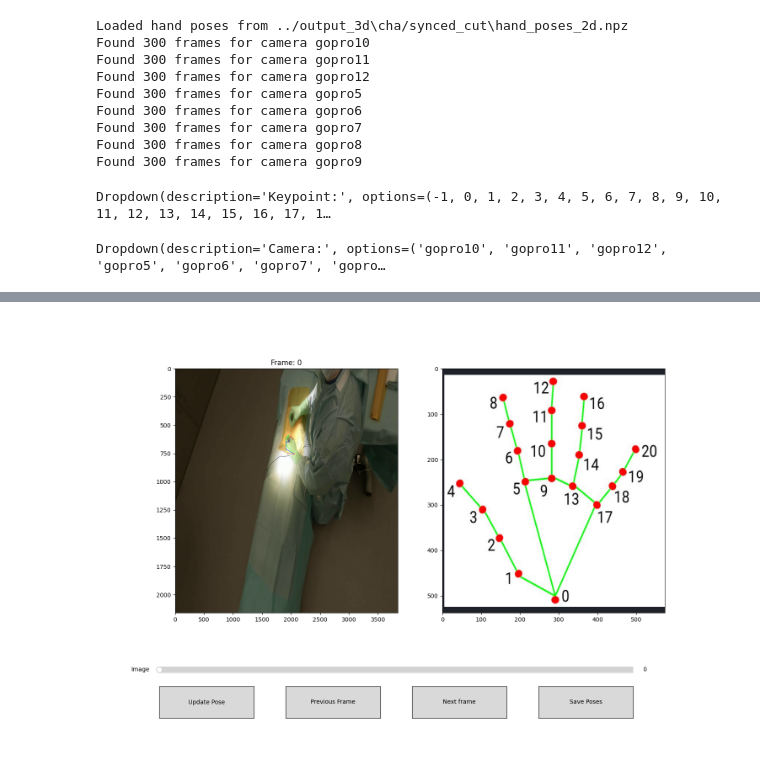
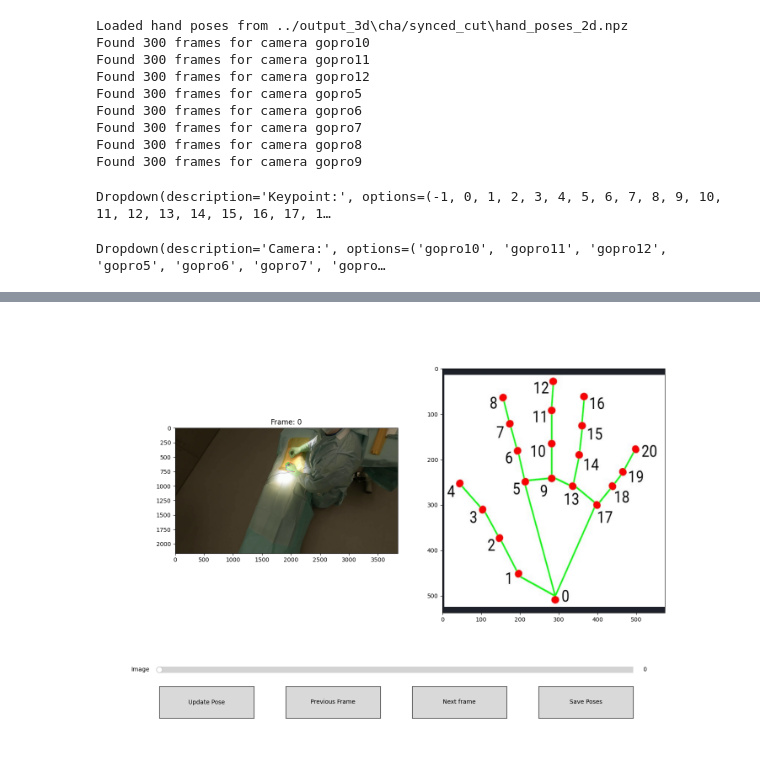
Before and after one commit to aelvyr/ORPose, a Jupyter notebook: manual_correction/correct_pose.ipynb, the cells around one changed output, grey strips where cells are left out. Cells and saved outputs as stored; diff of their text form; code cells hidden in the pictures.

```diff
--- a/manual_correction/correct_pose.ipynb
+++ b/manual_correction/correct_pose.ipynb
@@ -102,7 +100,7 @@ frame = draw_pose(frame, hand_poses_2d[cam_name][frame_idx][hand_side_idx], pose
 fig, (ax1, ax2) = plt.subplots(1, 2, figsize=(15, 10))
 plt.subplots_adjust(bottom=0.3)
 ax1.set_title("Frame: {}".format(frame_idx))
-img_display = ax1.imshow(frame, aspect='auto')
+img_display = ax1.imshow(frame, aspect='equal')
 
 image = mpimg.imread('hand_keypoints_reference.png')
 ax2.imshow(image, aspect='auto')
@@ -115,7 +113,7 @@ def onclick(event):
     # Check if the click is within the axes
     if event.inaxes == ax1 and keypoint_idx != -1:
         x, y = int(event.xdata), int(event.ydata)
-        ax1.plot(x, y, 'o', color=color_map[keypoint_idx], ms=2)
+        ax1.plot(x, y, 'x', color=color_map[keypoint_idx], ms=10)
         hand_poses_2d[cam_name][frame_idx][hand_side_idx].keypoints[0, keypoint_idx] = [x, y]
         hand_poses_2d[cam_name][frame_idx][hand_side_idx].keypoint_scores[0, keypoint_idx] = 1
         print(f'Clicked at: (x={x}, y={y}). {keypoint_idx} updated')
@@ -138,7 +136,7 @@ def submit_points(event):
 
     frame = draw_pose(frame, hand_poses_2d[cam_name][frame_idx][hand_side_idx], pose_type='hand', return_frame=True)
     ax1.clear()
-    img_display = ax1.imshow(frame, aspect='auto')
+    img_display = ax1.imshow(frame, aspect='equal')
     ax1.set_title("Frame: {}".format(frame_idx))
 
 def next_frame(event):
@@ -279,34 +277,34 @@ dropdown2 = widgets.Dropdown(
 )
 dropdown2.observe(dropdown2_change, names='value')
 display(dropdown2)
 dropdown3 = widgets.Dropdown(
     options=[-1, 0, 1],
     value=advance,
     description='Advance:',
     disabled=False,
 )
 dropdown3.observe(dropdown3_change, names='value')
 display(dropdown3)
 dropdown4 = widgets.Dropdown(
     options=hand_sides,
     value=hand_side,
     description='Hand Side:',
     disabled=False,
 )
 dropdown4.observe(dropdown4_change, names='value')
 display(dropdown4)
 
 # Connect the click event to the function
 cid = fig.canvas.mpl_connect('button_press_event', onclick)
 
 # Display the plot inline
 plt.show()
 # %% [output]
 Dropdown(description='Keypoint:', options=(-1, 0, 1, 2, 3, 4, 5, 6, 7, 8, 9, 10, 11, 12, 13, 14, 15, 16, 17, 1…
 Dropdown(description='Camera:', options=('gopro10', 'gopro11', 'gopro12', 'gopro5', 'gopro6', 'gopro7', 'gopro…
 [interactive output not drawn]
 [interactive output not drawn]
-[figure, old version]
+[figure, new version]
 # %%
 # Release resources when done
 if video is not None:
```
Also changed, not shown: parts of 1 cell of this notebook.
